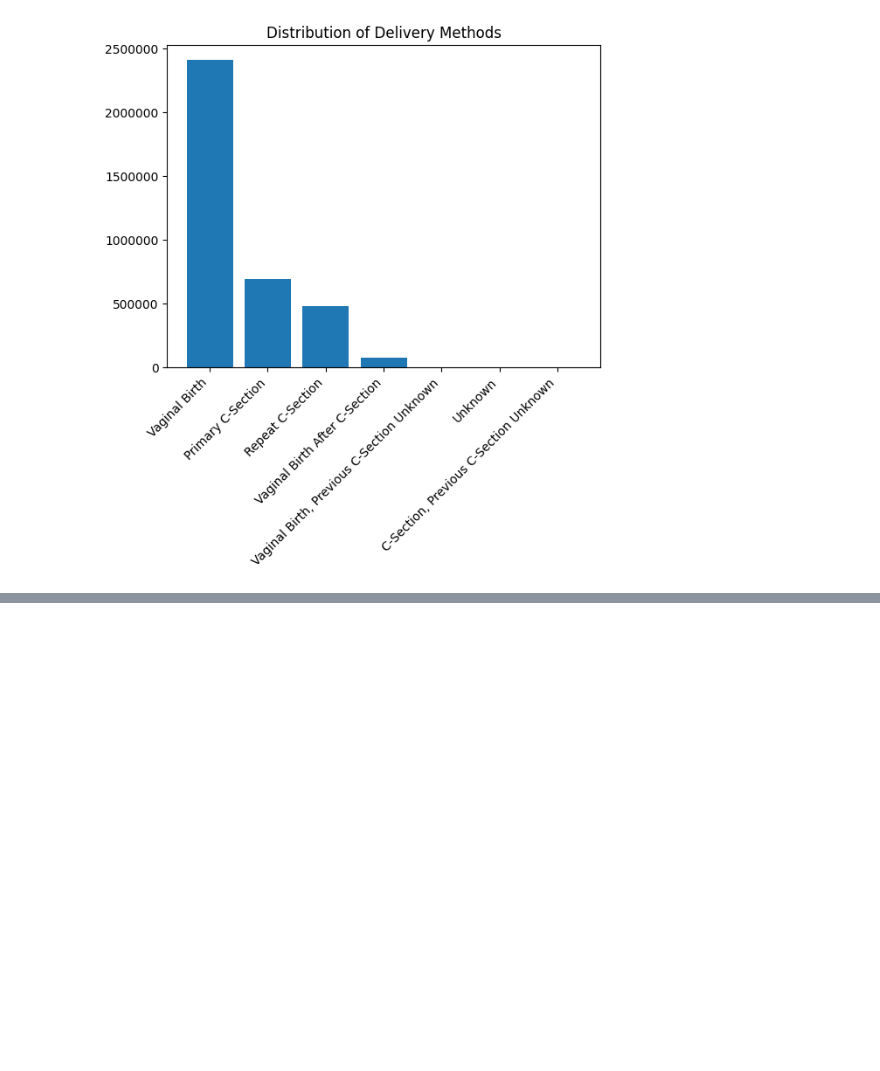
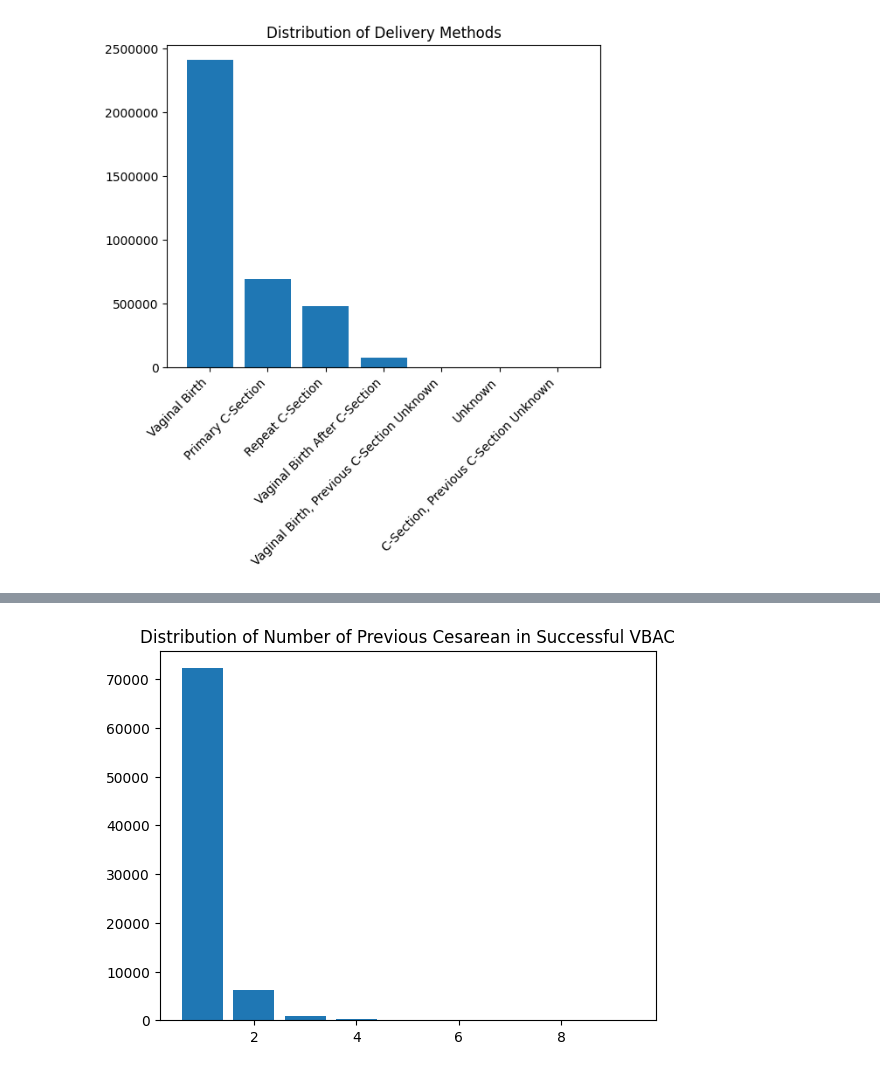
Before and after one commit to shroommu/natality-stats, a Jupyter notebook: notebooks/natality_2021_basic_statistics.ipynb, the cells around one changed output, grey strips where cells are left out. Drawn from its saved outputs; the diff is of its cells as text; code cells hidden in the pictures; blank space fills up the shorter version.

```diff
--- a/notebooks/natality_2021_basic_statistics.ipynb
+++ b/notebooks/natality_2021_basic_statistics.ipynb
@@ -92,0 +123,13 @@ plt.show()
+# %%
+vbac_previous_c_section_number_value_counts = vbac_df[
+    "number_of_previous_cesarean"
+].value_counts()
+
+vbac_previous_c_section_number_value_counts = (
+    vbac_previous_c_section_number_value_counts.sort_index()
+)
+vbac_previous_c_section_number_value_counts = (
+    vbac_previous_c_section_number_value_counts.drop(index=99)
+)
+
+vbac_previous_c_section_number_value_counts
@@ -92,0 +148,14 @@ plt.show()
+# %%
+_, vbac_previous_c_section_number_value_counts_ax = plt.subplots()
+
+vbac_previous_c_section_number_value_counts_ax.set_title(
+    "Distribution of Number of Previous Cesarean in Successful VBAC"
+)
+vbac_previous_c_section_number_value_counts_ax.bar(
+    vbac_previous_c_section_number_value_counts.index,
+    vbac_previous_c_section_number_value_counts.values,
+)
+
+plt.show()
+# %% [output]
+[figure, added]
```
Also changed, not shown: parts of 3 cells of this notebook.
